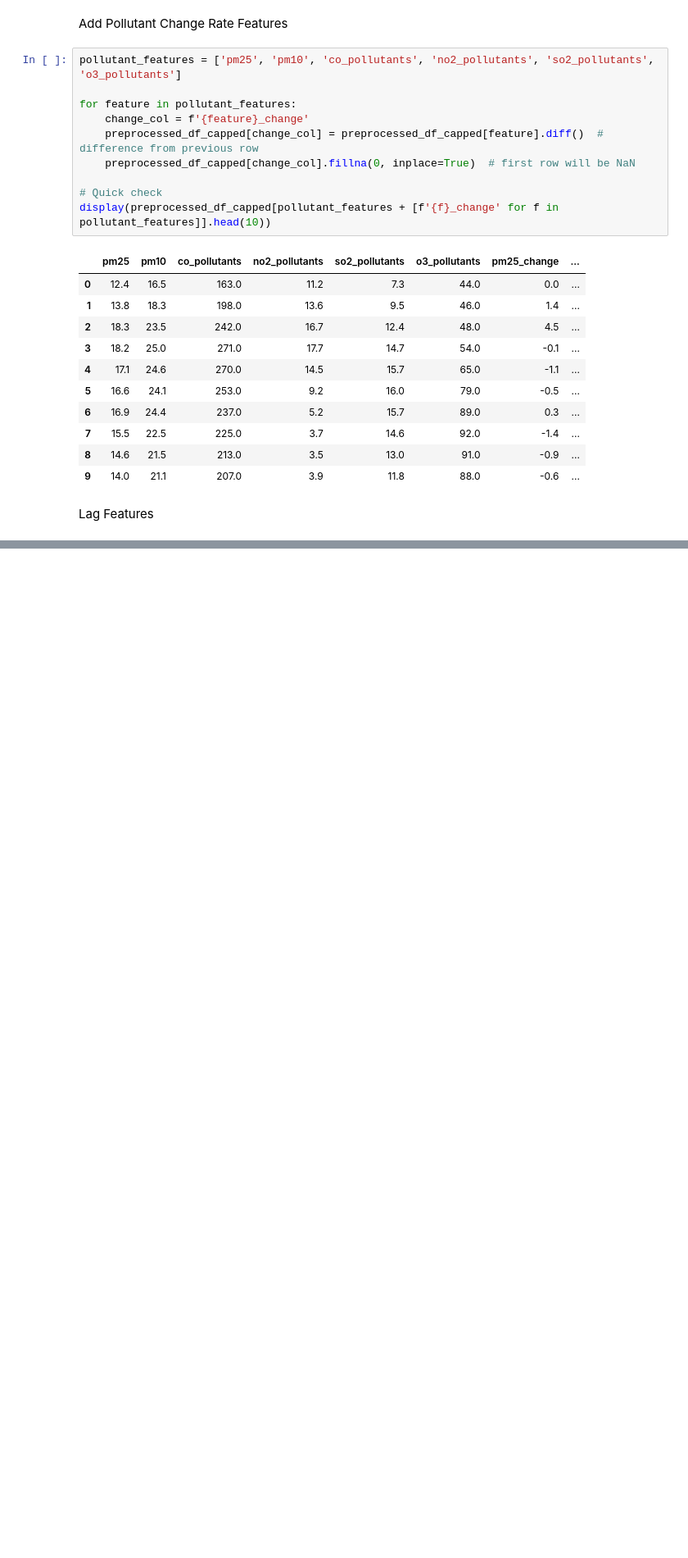
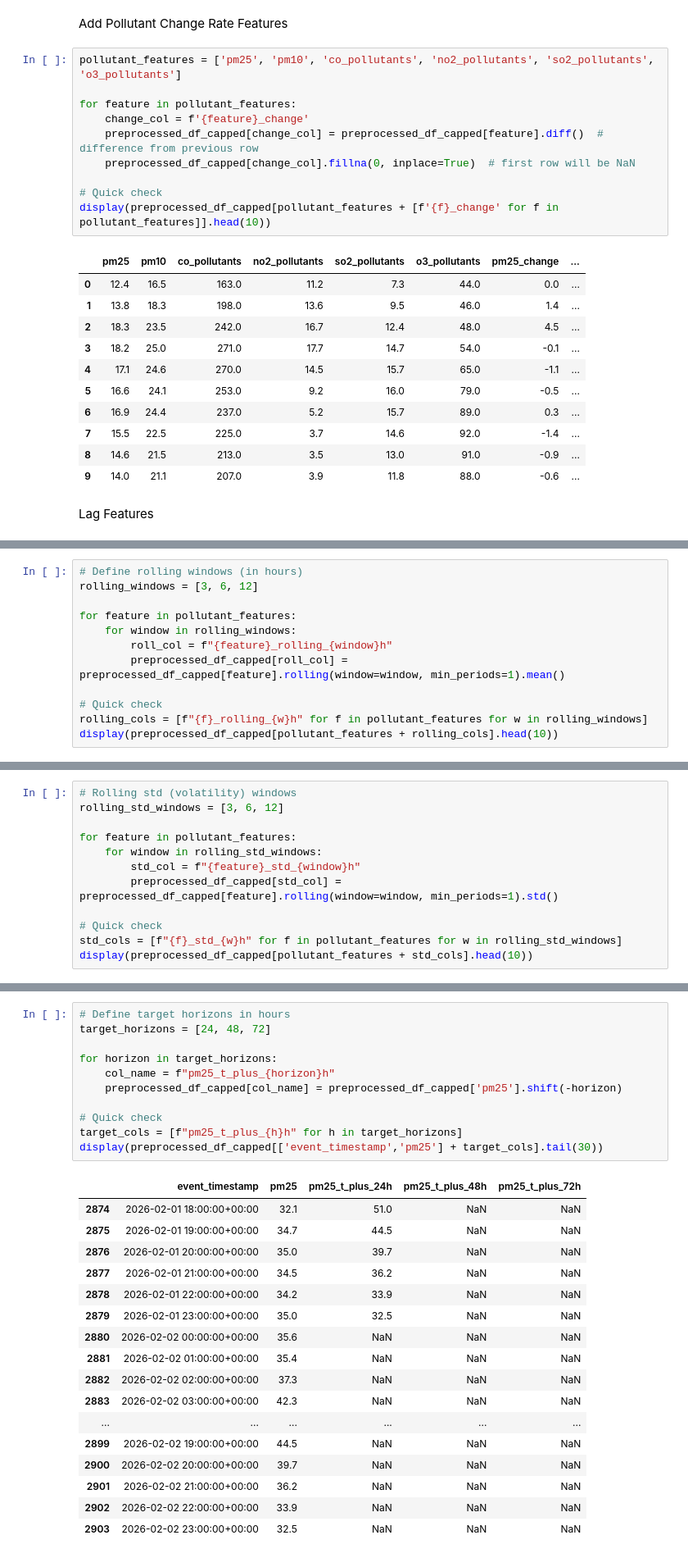
Before and after one commit to Nawab-Ahmed/aqi-forecasting-mlops, a Jupyter notebook: preprocessing/missing_values.ipynb, the cells around one changed output, grey strips where cells are left out. Shown at 82% size. Saved outputs shown, nothing was run; the diff lists cells and outputs as text; blank space fills up the shorter version.

```diff
--- a/preprocessing/missing_values.ipynb
+++ b/preprocessing/missing_values.ipynb
@@ -468,0 +501,12 @@ Lag Features
+# %%
+# Define rolling windows (in hours)
+rolling_windows = [3, 6, 12]
+
+for feature in pollutant_features:
+    for window in rolling_windows:
+        roll_col = f"{feature}_rolling_{window}h"
+        preprocessed_df_capped[roll_col] = preprocessed_df_capped[feature].rolling(window=window, min_periods=1).mean()
+
+# Quick check
+rolling_cols = [f"{f}_rolling_{w}h" for f in pollutant_features for w in rolling_windows]
+display(preprocessed_df_capped[pollutant_features + rolling_cols].head(10))
@@ -468,0 +528,12 @@ Lag Features
+# %%
+# Rolling std (volatility) windows
+rolling_std_windows = [3, 6, 12]
+
+for feature in pollutant_features:
+    for window in rolling_std_windows:
+        std_col = f"{feature}_std_{window}h"
+        preprocessed_df_capped[std_col] = preprocessed_df_capped[feature].rolling(window=window, min_periods=1).std()
+
+# Quick check
+std_cols = [f"{f}_std_{w}h" for f in pollutant_features for w in rolling_std_windows]
+display(preprocessed_df_capped[pollutant_features + std_cols].head(10))
@@ -468,0 +555,29 @@ Lag Features
+# %%
+# Define target horizons in hours
+target_horizons = [24, 48, 72]
+
+for horizon in target_horizons:
+    col_name = f"pm25_t_plus_{horizon}h"
+    preprocessed_df_capped[col_name] = preprocessed_df_capped['pm25'].shift(-horizon)
+
+# Quick check
+target_cols = [f"pm25_t_plus_{h}h" for h in target_horizons]
+display(preprocessed_df_capped[['event_timestamp','pm25'] + target_cols].tail(30))
+# %% [output]
+|  | event_timestamp | pm25 | pm25_t_plus_24h | pm25_t_plus_48h | pm25_t_plus_72h |
+| 2874 | 2026-02-01 18:00:00+00:00 | 32.1 | 51.0 | NaN | NaN |
+| 2875 | 2026-02-01 19:00:00+00:00 | 34.7 | 44.5 | NaN | NaN |
+| 2876 | 2026-02-01 20:00:00+00:00 | 35.0 | 39.7 | NaN | NaN |
+| 2877 | 2026-02-01 21:00:00+00:00 | 34.5 | 36.2 | NaN | NaN |
+| 2878 | 2026-02-01 22:00:00+00:00 | 34.2 | 33.9 | NaN | NaN |
+| 2879 | 2026-02-01 23:00:00+00:00 | 35.0 | 32.5 | NaN | NaN |
+| 2880 | 2026-02-02 00:00:00+00:00 | 35.6 | NaN | NaN | NaN |
+| 2881 | 2026-02-02 01:00:00+00:00 | 35.4 | NaN | NaN | NaN |
+| 2882 | 2026-02-02 02:00:00+00:00 | 37.3 | NaN | NaN | NaN |
+| 2883 | 2026-02-02 03:00:00+00:00 | 42.3 | NaN | NaN | NaN |
+| ... | ... | ... | ... | ... | ... |
+| 2899 | 2026-02-02 19:00:00+00:00 | 44.5 | NaN | NaN | NaN |
+| 2900 | 2026-02-02 20:00:00+00:00 | 39.7 | NaN | NaN | NaN |
+| 2901 | 2026-02-02 21:00:00+00:00 | 36.2 | NaN | NaN | NaN |
+| 2902 | 2026-02-02 22:00:00+00:00 | 33.9 | NaN | NaN | NaN |
+| 2903 | 2026-02-02 23:00:00+00:00 | 32.5 | NaN | NaN | NaN |
```
Also changed, not shown: parts of 13 cells of this notebook, 15 other files.
